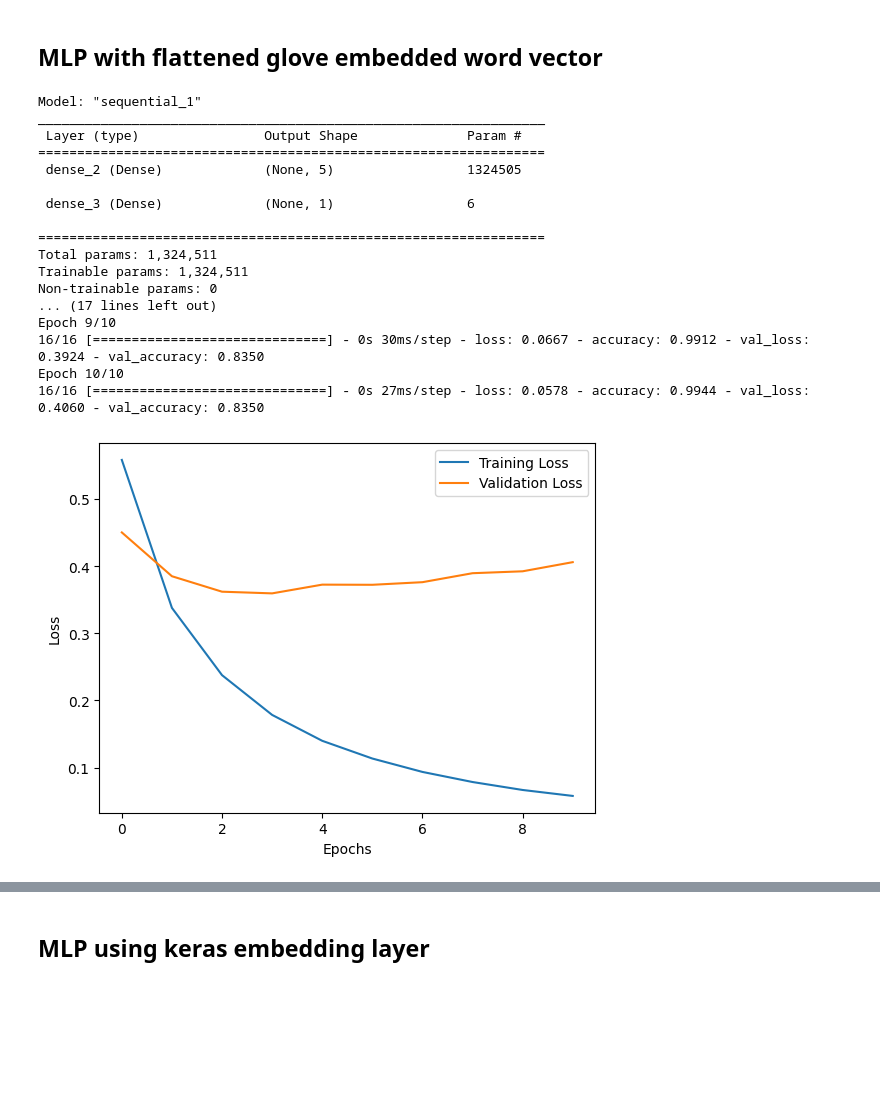
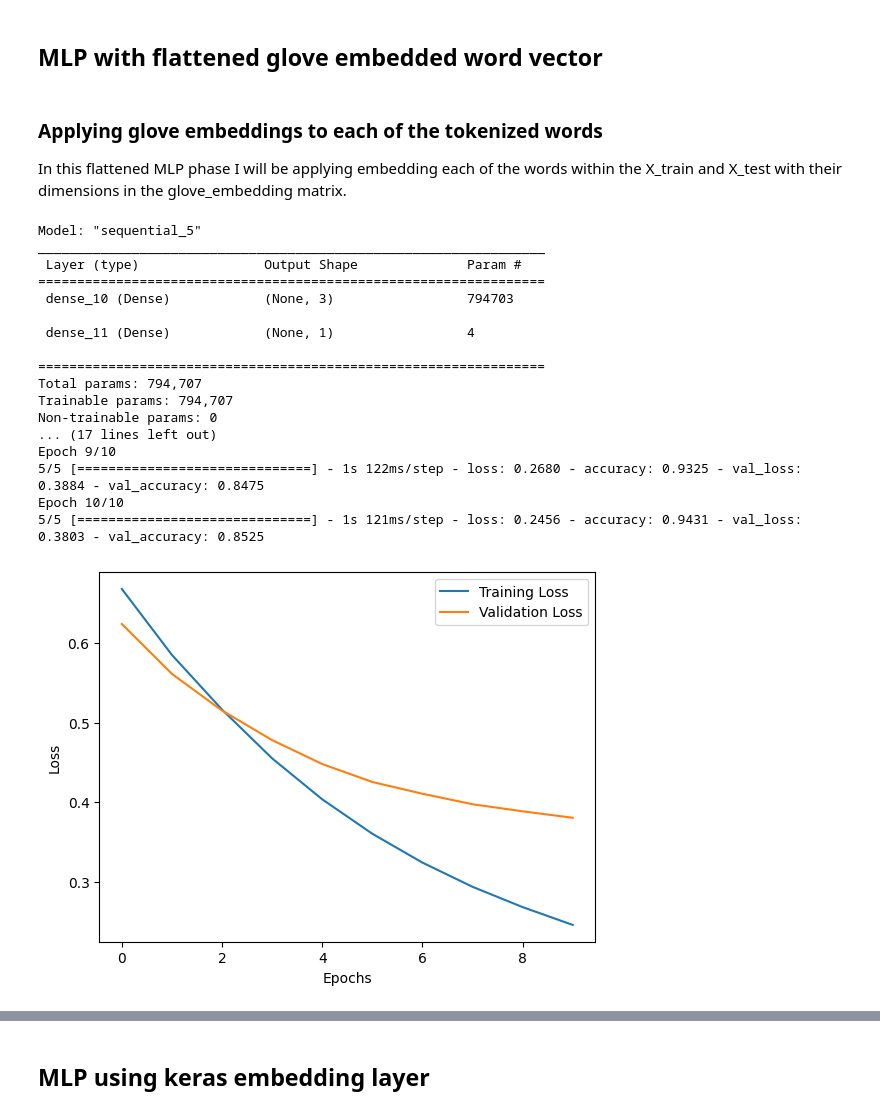
Before and after one commit to Ryan-McKee2001/Deep_Learning_Project-Fake_News_Detection, a Jupyter notebook: model_testing/mlp2.ipynb, the cells around one changed output, grey strips where cells are left out. Drawn from its saved outputs; the diff is of its cells as text; code cells hidden in the pictures; blank space fills up the shorter version.

```diff
--- a/model_testing/mlp2.ipynb
+++ b/model_testing/mlp2.ipynb
@@ -146,22 +145,22 @@ for word, i in tokenizer.word_index.items():
+# %% [markdown]
+<h3>Applying glove embeddings to each of the tokenized words</h3>
+
+In this flattened MLP phase I will be applying embedding each of the words within the X_train and X_test with their dimensions in the glove_embedding matrix.
 # %%
-flattened_X_train = np.reshape(X_train_glove_embedded, (2000, -1))
+# Flatten the X_train_glove_embedded 2d array to a 1d array for input into the MLP
+flattened_X_train = np.reshape(X_train_glove_embedded, (X_train_glove_embedded.shape[0], -1))
 
 # Define the model
 model_single_vector = Sequential()
-
-# Add Dense layers
-model_single_vector.add(Dense(5, activation='relu', input_shape=(max_len * 300,)))  # Assuming max_len * 300 for the input shape
+model_single_vector.add(Dense(3, activation='relu', input_shape=(max_len * 300,))) # max_len is the length of the longest sentence and each word is 300 dimensions
 # model_single_vector.add(Dense(3, activation='relu'))
 model_single_vector.add(Dense(1, activation='sigmoid'))  # Assuming binary classification
 
 # Compile the model
 model_single_vector.compile(optimizer='adam', loss='binary_crossentropy', metrics=['accuracy'])
 
-# Print model summary
-model_single_vector.summary()
-
-# Fit the model on the training data
-history = model_single_vector.fit(flattened_X_train, y_train, batch_size=100, epochs=10, validation_split=0.2)
+# Fit the model on the training data with a validation split of 0.2
+history = model_single_vector.fit(flattened_X_train, y_train, batch_size=320, epochs=10, validation_split=0.2)
 
 # Get training history
 train_loss = history.history['loss']
@@ -170,40 +169,38 @@ train_accuracy = history.history['accuracy']
 # Get validation history
 val_loss = history.history['val_loss']
 val_accuracy = history.history['val_accuracy']
 
 # Plot training and validation loss
 plt.plot(train_loss, label='Training Loss')
 plt.plot(val_loss, label='Validation Loss')
 plt.xlabel('Epochs')
 plt.ylabel('Loss')
 plt.legend()
 plt.show()
 
 # Plot training and validation accuracy
 plt.plot(train_accuracy, label='Training Accuracy')
 plt.plot(val_accuracy, label='Validation Accuracy')
 plt.xlabel('Epochs')
 plt.ylabel('Accuracy')
 plt.legend()
 plt.show()
-
-# Test on flattens X_test_glove_embedded
 # %% [output]
-Model: "sequential_1"
+Model: "sequential_5"
 _________________________________________________________________
  Layer (type)                Output Shape              Param #
 =================================================================
- dense_2 (Dense)             (None, 5)                 1324505
+ dense_10 (Dense)            (None, 3)                 794703
 
- dense_3 (Dense)             (None, 1)                 6
+ dense_11 (Dense)            (None, 1)                 4
 
 =================================================================
-Total params: 1,324,511
-Trainable params: 1,324,511
+Total params: 794,707
+Trainable params: 794,707
 Non-trainable params: 0
 ... (17 lines left out)
 Epoch 9/10
-16/16 [==============================] - 0s 30ms/step - loss: 0.0667 - accuracy: 0.9912 - val_loss: 0.3924 - val_accuracy: 0.8350
+5/5 [==============================] - 1s 122ms/step - loss: 0.2680 - accuracy: 0.9325 - val_loss: 0.3884 - val_accuracy: 0.8475
 Epoch 10/10
-16/16 [==============================] - 0s 27ms/step - loss: 0.0578 - accuracy: 0.9944 - val_loss: 0.4060 - val_accuracy: 0.8350
+5/5 [==============================] - 1s 121ms/step - loss: 0.2456 - accuracy: 0.9431 - val_loss: 0.3803 - val_accuracy: 0.8525
-[figure, old version]
+[figure, new version]
```
Also changed, not shown: parts of 20 cells of this notebook.
